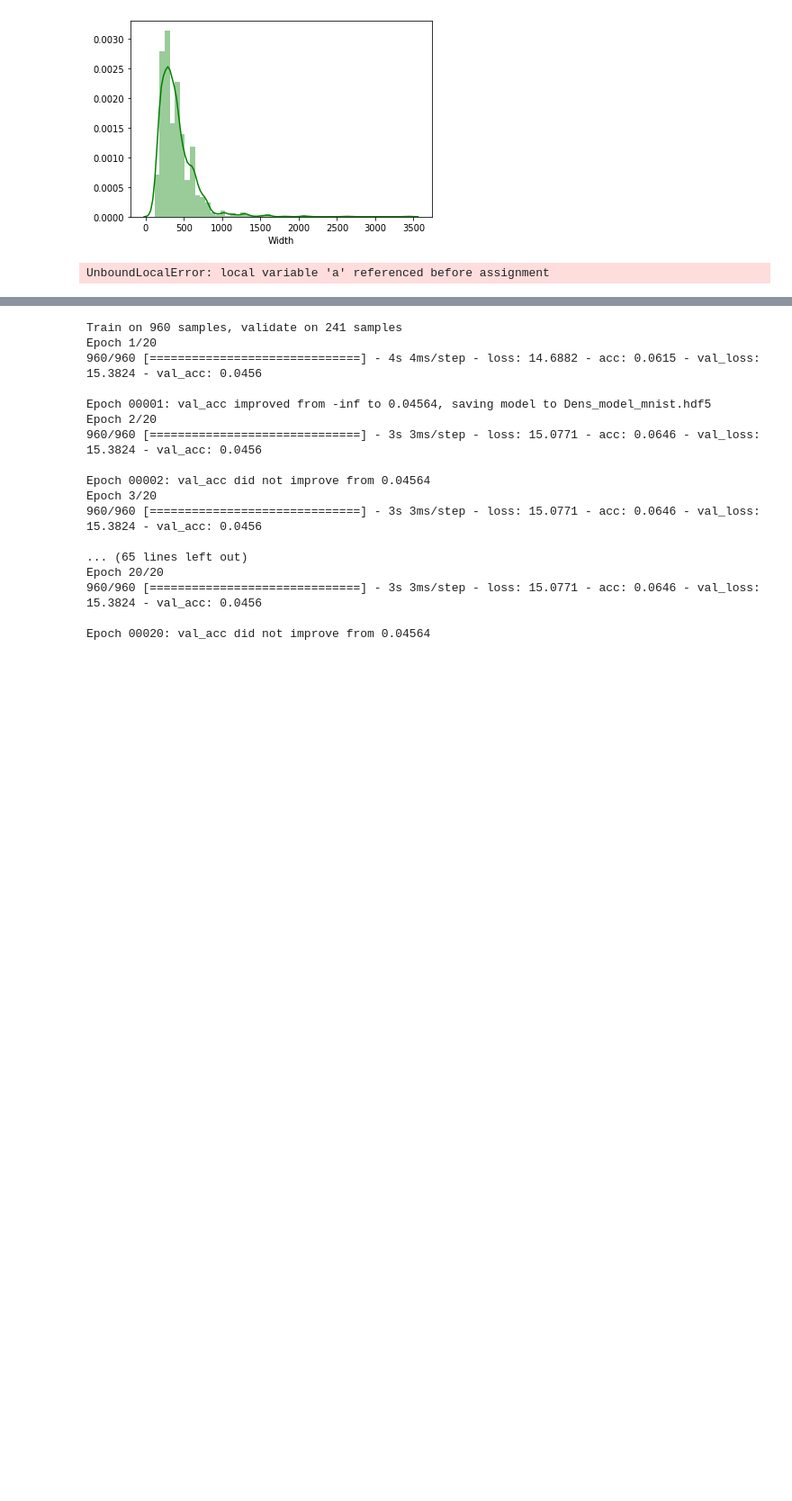
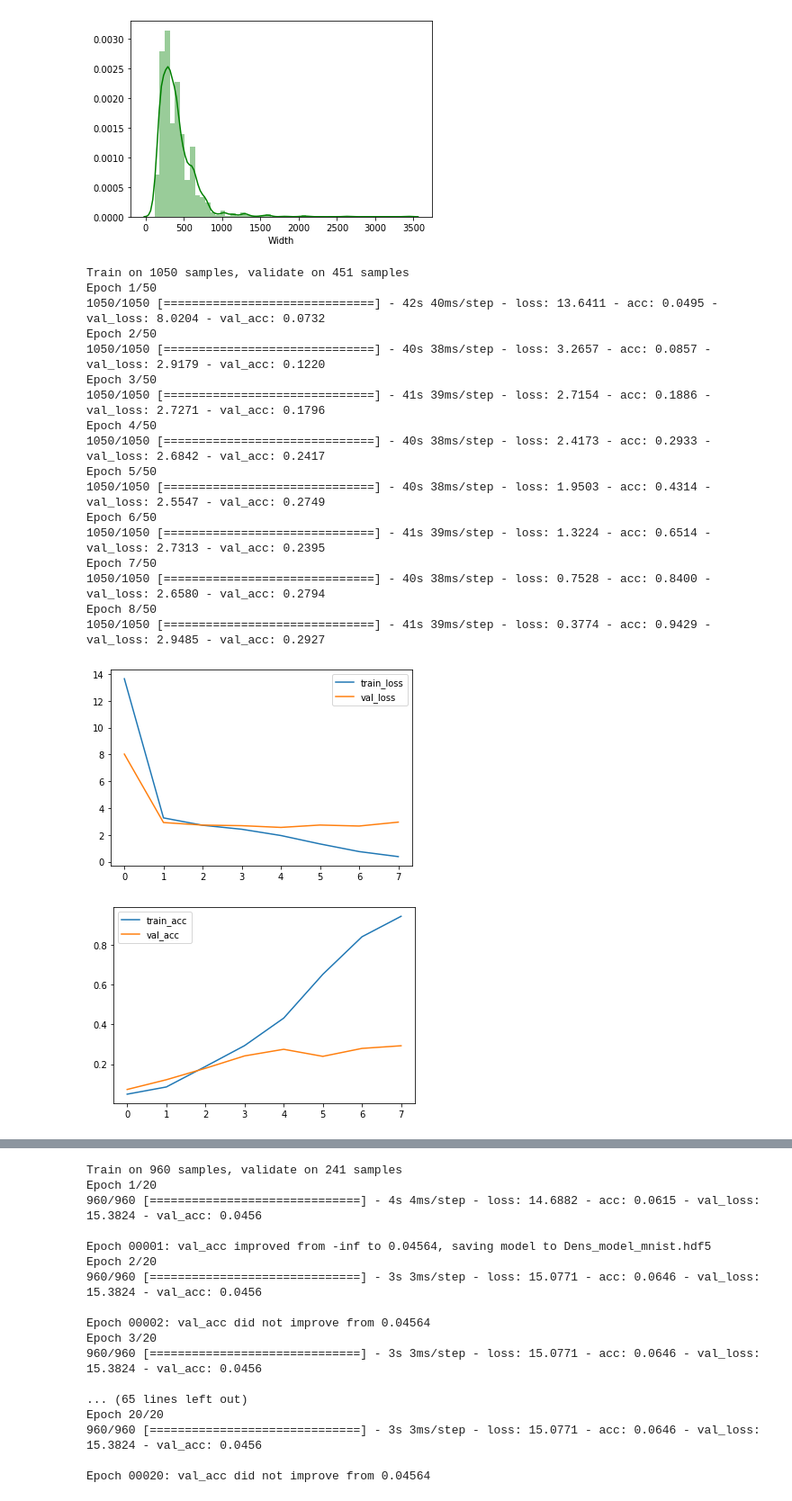
Before and after one commit to vikrantwd/Image_Classification, a Jupyter notebook: GradProject_NB4.ipynb, the cells around one changed output, grey strips where cells are left out. Shown: that part at 90% size. Saved outputs shown, nothing was run; the diff lists cells and outputs as text; code cells hidden in the pictures; blank space fills up the shorter version.

```diff
--- a/GradProject_NB4.ipynb
+++ b/GradProject_NB4.ipynb
@@ -289,39 +354,66 @@ plt.show()
 [figure]
 [figure]
 # %%
-train, test = train_test_split(starting_data, ratio = 0.8)
+# train, test = train_test_split(starting_data, ratio = 0.8)
 
-y_train = to_categorical(train['Encoding'])
-y_test = to_categorical(test['Encoding'])
-img_list = []
-for i in range(len(train)):
-    img_list.append(np.array(train['Pictures'].iloc[i]))
-X_train = np.array(img_list)
+# y_train = to_categorical(train['Encoding'])
+# y_test = to_categorical(test['Encoding'])
+# img_list = []
+# for i in range(len(train)):
+#     img_list.append(np.array(train['Pictures'].iloc[i]))
+# X_train = np.array(img_list)
 
-train_data = X_train
+# train_data = np.array([np.array(x) for x in train['Pictures']])
+# test_data = np.array([np.array(x) for x in test['Pictures']])
+# #test_data =
+# train_labels = y_train
+# test_labels = y_test
+
+### Full Train Data ###
+starting_data = starting_data.sample(frac=1).reset_index(drop=True)
+
+y_train = to_categorical(starting_data['Encoding'])
+
+train_data = np.array([np.array(x) for x in starting_data['Pictures']])
+train_data = train_data.reshape(1501,224,224,1)
 #test_data =
 train_labels = y_train
-test_labels = y_test
 # %%
 # setting seed
 
 seed(1)
 set_random_seed(2)
 seed(1234)
-early_stopping = EarlyStopping(monitor='val_loss', patience=2)
+early_stopping = EarlyStopping(monitor='val_loss', patience=3)
 model = Sequential()
-model.add(Conv2D(16, kernel_size=3, activation='relu', input_shape=(224,224,3), padding = 'same'))
-
-model.add(Conv2D(8, kernel_size=5, activation='relu', input_shape=(224,224,3), strides = 2))
+model.add(Conv2D(32, kernel_size=3, activation='relu', input_shape=(224,224, 1), name = 'conv1'))
+model.add(MaxPooling2D(pool_size=(2, 2), name = 'maxpool1'))
+model.add(Dropout(0.2, name = 'drop1'))
 model.add(Flatten())
-model.add(Dense(25, activation='relu'))
-model.add(Dropout(0.2))
-model.add(Dense(50, activation='relu'))
-model.add(Dense(20, activation='softmax'))
+model.add(Dense(50, activation='relu', name = 'dens2'))
+model.add(Dense(20, activation='softmax', name = 'dens3'))
 model.compile(optimizer='adam', loss='categorical_crossentropy', metrics=['accuracy'])
 
-training = model.fit(train_data, train_labels, validation_split=0.2, epochs=10, callbacks = [early_stopping])
+training = model.fit(train_data, train_labels, validation_split=0.3, epochs=50, callbacks = [early_stopping])
 plot_loss_acc(training)
 model.reset_states()
 # %% [output]
-UnboundLocalError: local variable 'a' referenced before assignment
+Train on 1050 samples, validate on 451 samples
+Epoch 1/50
+1050/1050 [==============================] - 42s 40ms/step - loss: 13.6411 - acc: 0.0495 - val_loss: 8.0204 - val_acc: 0.0732
+Epoch 2/50
+1050/1050 [==============================] - 40s 38ms/step - loss: 3.2657 - acc: 0.0857 - val_loss: 2.9179 - val_acc: 0.1220
+Epoch 3/50
+1050/1050 [==============================] - 41s 39ms/step - loss: 2.7154 - acc: 0.1886 - val_loss: 2.7271 - val_acc: 0.1796
+Epoch 4/50
+1050/1050 [==============================] - 40s 38ms/step - loss: 2.4173 - acc: 0.2933 - val_loss: 2.6842 - val_acc: 0.2417
+Epoch 5/50
+1050/1050 [==============================] - 40s 38ms/step - loss: 1.9503 - acc: 0.4314 - val_loss: 2.5547 - val_acc: 0.2749
+Epoch 6/50
+1050/1050 [==============================] - 41s 39ms/step - loss: 1.3224 - acc: 0.6514 - val_loss: 2.7313 - val_acc: 0.2395
+Epoch 7/50
+1050/1050 [==============================] - 40s 38ms/step - loss: 0.7528 - acc: 0.8400 - val_loss: 2.6580 - val_acc: 0.2794
+Epoch 8/50
+1050/1050 [==============================] - 41s 39ms/step - loss: 0.3774 - acc: 0.9429 - val_loss: 2.9485 - val_acc: 0.2927
+[figure, added]
+[figure, added]
```
Also changed, not shown: parts of 10 cells of this notebook.
